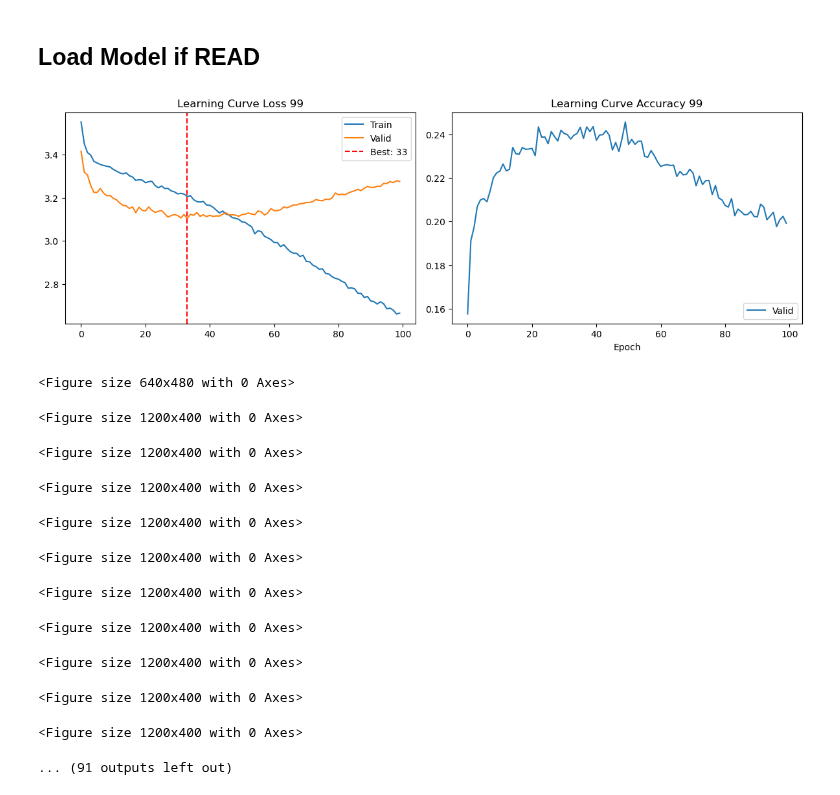
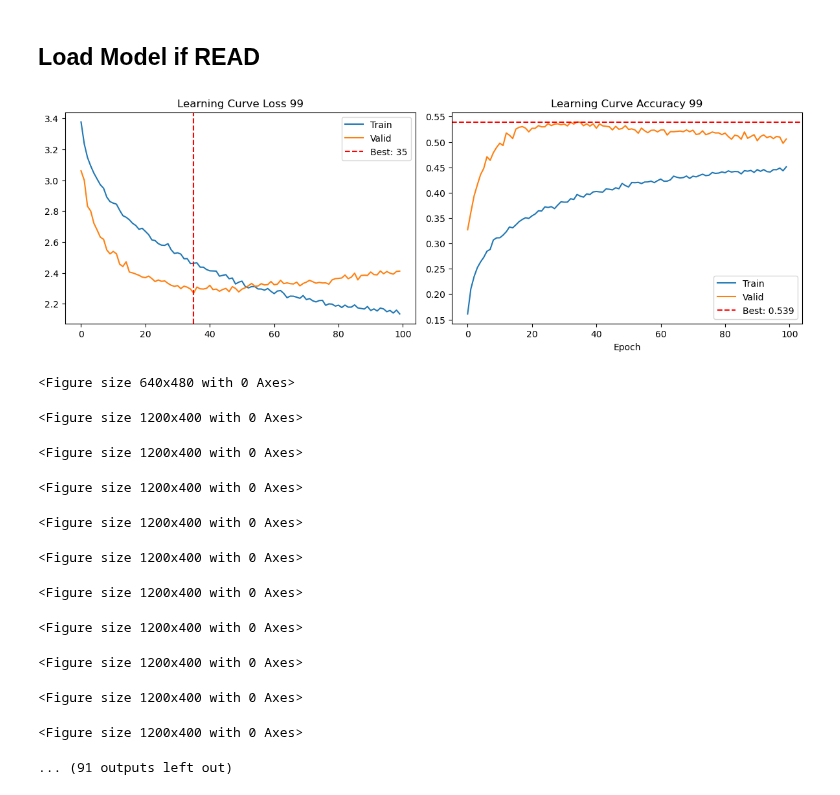
Before and after one commit to Frankalexej/lffl, a Jupyter notebook: judge_run_1.ipynb, the cells around one changed output. Saved outputs shown, nothing was run; the diff lists cells and outputs as text; code cells hidden in the pictures.

```diff
--- a/judge_run_1.ipynb
+++ b/judge_run_1.ipynb
@@ -54,8 +60,7 @@ valid_accs = ListRecorder(os.path.join(model_save_dir, save_valacc_name))
 # %%
 mytrans = MelSpecTransform(sample_rate=TrainingConfigs.REC_SAMPLE_RATE,
                             n_fft=TrainingConfigs.N_FFT,
-                            n_mels=TrainingConfigs.N_MELS,
-                            filter=XpassFilter(cut_off_upper=500))
+                            n_mels=TrainingConfigs.N_MELS, norm=Normalizer.norm_strip_mvn)
 ds = ThisDataset(train_cut_audio_, os.path.join(src_, "guide_mod.csv"), transform=mytrans)
 
 if not READ:
@@ -95,3 +100,7 @@ valid_num = len(valid_loader.dataset)
 train_num, valid_num, ds.mapper.token_num()
 # %% [output]
 (27947, 6987, 39)
+# %%
+# Load sample data from train_loader
+sample_data = next(iter(valid_loader))
+(xx_pad, xx_lens), seg = sample_data
@@ -128,17 +191,20 @@ if READ:
 
     model.load_state_dict(state)
     model.to(device)
+# %%
+best_valid_loss = 1e9
+best_valid_loss_epoch = 0
 # %%
 EPOCHS = 100
 BASE = 0
 # %%
-def train():
-    best_valid_loss = 1000000
-    best_valid_loss_epoch = 0
+def train(best_valid_loss, best_valid_loss_epoch):
     for epoch in range(BASE, BASE + EPOCHS):
         model.train()
         train_loss = 0.
         train_num = len(train_loader)    # train_loader
+        train_correct = 0
+        train_total = 0
         for idx, ((x, x_lens), y) in enumerate(train_loader):
             optimizer.zero_grad()
 
@@ -160,10 +226,15 @@ def train():
             # norm_type: type of the used p-norm. Can be'inf'for infinity norm(定义范数类型)
 
             optimizer.step()
+            pred = model.predict_on_output(y_hat)
+
+            train_total += y_hat.size(0)
+            train_correct += (pred == y).sum().item()
 
             draw_progress_bar(idx, train_num, title="Train")
 
         train_losses.append(train_loss / train_num)
+        train_accs.append(train_correct / train_total)
 
         last_model_name = f"{epoch}.pt"
         torch.save(model.state_dict(), os.path.join(model_save_dir, last_model_name))
@@ -196,21 +267,23 @@ def train():
             best_valid_loss_epoch = epoch
 
         draw_learning_curve_and_accuracy(losses=(train_losses.get(), valid_losses.get(), best_valid_loss_epoch),
-                                         accs=(valid_accs.get()),
+                                         accs=(train_accs.get(), valid_accs.get()),
                                          epoch=str(epoch))
         train_losses.save()
         valid_losses.save()
 
-    return best_valid_loss_epoch
+    return best_valid_loss, best_valid_loss_epoch
 # %%
 if __name__ == "__main__":
-    best_valid_loss_epoch = train()
-    save_learning_curve_and_accuracy(losses=(train_losses.get(), valid_losses.get(), best_valid_loss_epoch),
-                                        accs=(valid_accs.get()),
-                                        epoch=str(BASE + EPOCHS - 1),
-                                        save_name=f"{model_save_dir}/vis.png")
+    best_valid_loss, best_valid_loss_epoch = train(best_valid_loss, best_valid_loss_epoch)
+    draw_learning_curve_and_accuracy(losses=(train_losses.get(), valid_losses.get(), best_valid_loss_epoch),
+                                    accs=(train_accs.get(), valid_accs.get()),
+                                    epoch=str(BASE + EPOCHS - 1),
+                                    best_val=valid_accs.get()[best_valid_loss_epoch],
+                                    save=True,
+                                    save_name=f"{model_save_dir}/vis.png")
 # %% [output]
-[figure, old version]
+[figure, new version]
 <Figure size 640x480 with 0 Axes>
 <Figure size 1200x400 with 0 Axes>
 <Figure size 1200x400 with 0 Axes>
```
Also changed, not shown: parts of 6 cells of this notebook, 5 other files.
